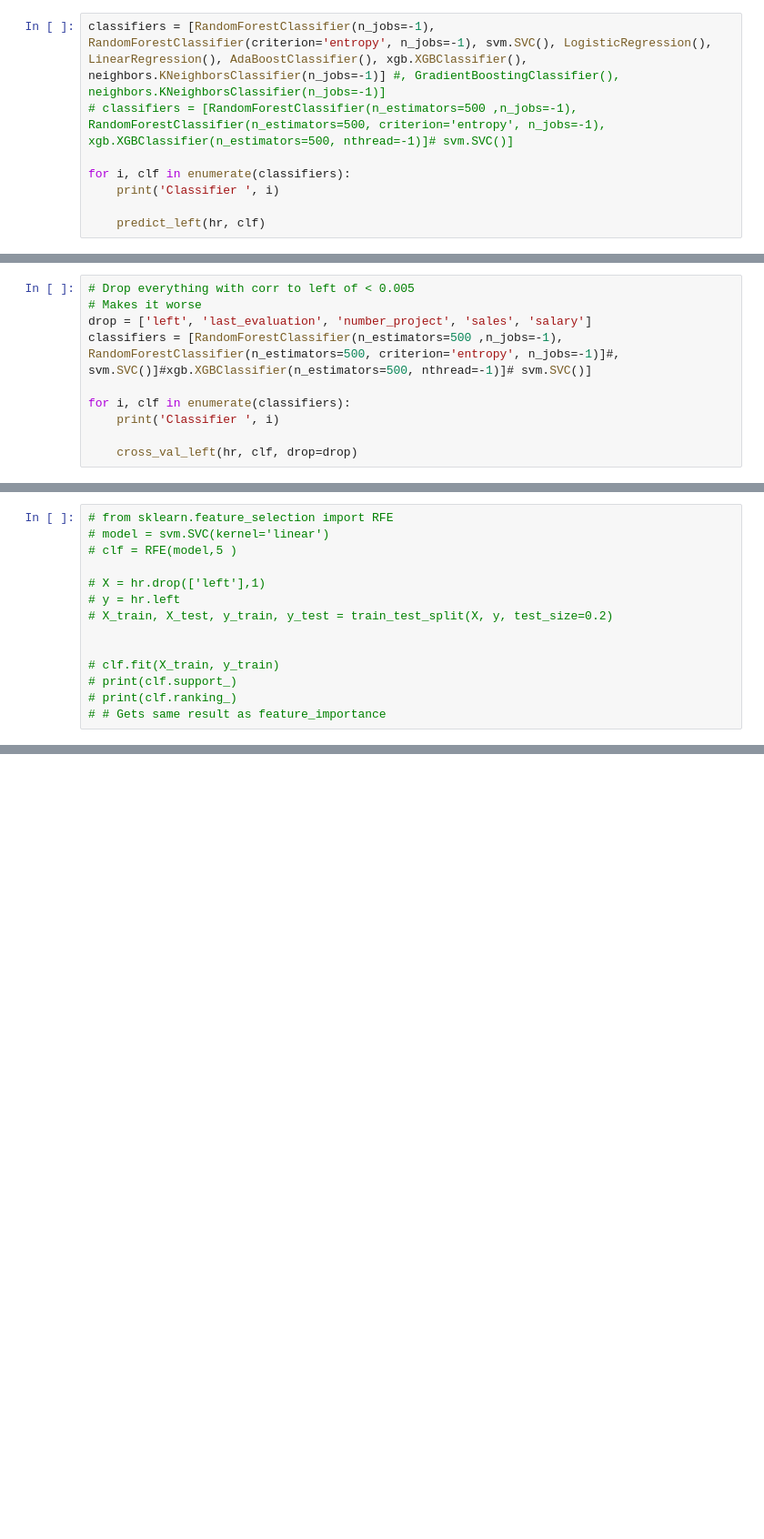
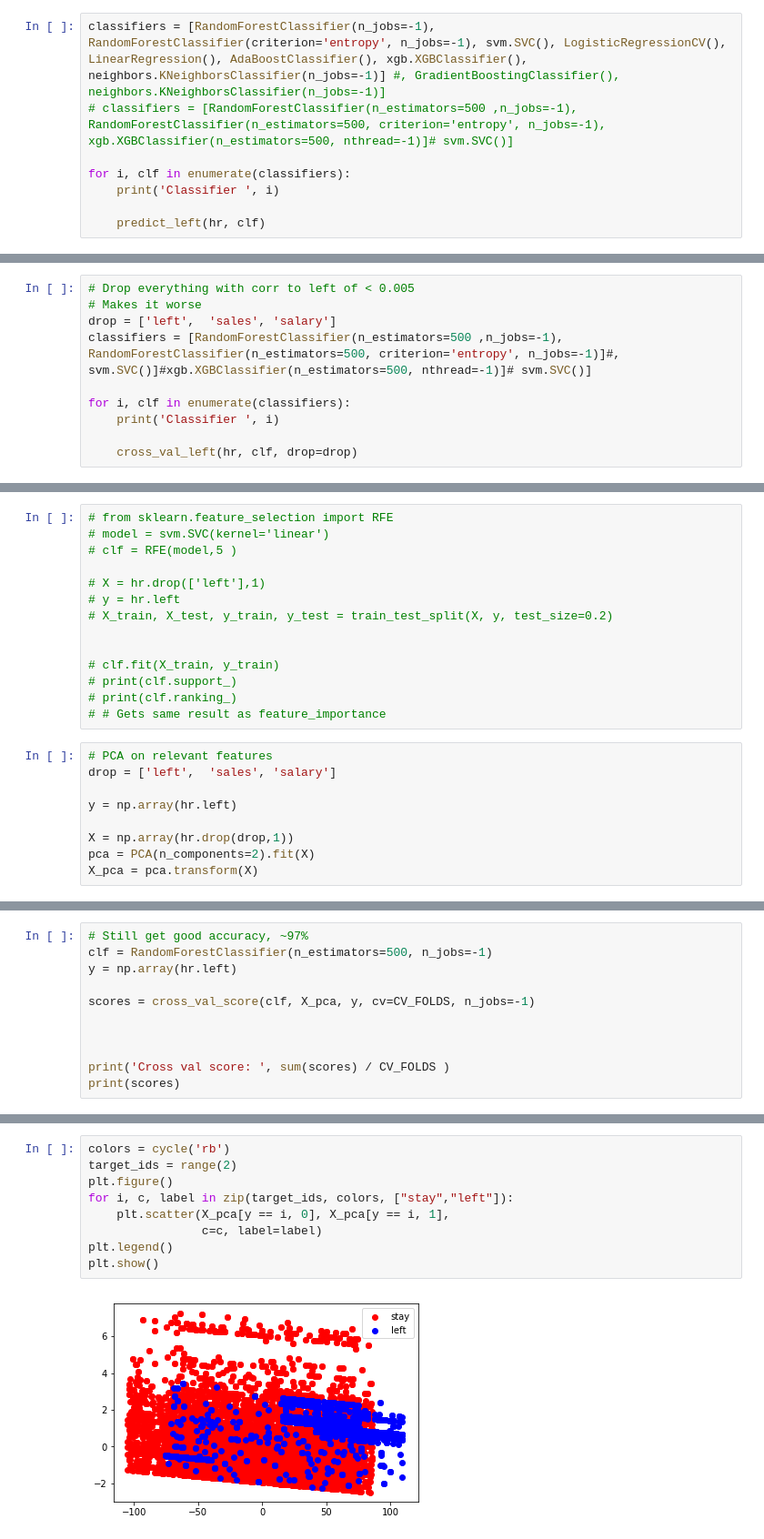
Before and after one commit to altock/Kaggle, a Jupyter notebook: HR_Analytics/HR Exploration.ipynb, the cells around one changed output, grey strips where cells are left out. Shown: that part at 91% size. Cells and saved outputs as stored; diff of their text form; blank space fills up the shorter version.

```diff
--- a/HR_Analytics/HR Exploration.ipynb
+++ b/HR_Analytics/HR Exploration.ipynb
@@ -81,7 +88,7 @@ def predict_left(df, clf, test_size=0.2):
 
     print()
 # %%
-classifiers = [RandomForestClassifier(n_jobs=-1), RandomForestClassifier(criterion='entropy', n_jobs=-1), svm.SVC(), LogisticRegression(), LinearRegression(), AdaBoostClassifier(), xgb.XGBClassifier(), neighbors.KNeighborsClassifier(n_jobs=-1)] #, GradientBoostingClassifier(),  neighbors.KNeighborsClassifier(n_jobs=-1)]
+classifiers = [RandomForestClassifier(n_jobs=-1), RandomForestClassifier(criterion='entropy', n_jobs=-1), svm.SVC(), LogisticRegressionCV(), LinearRegression(), AdaBoostClassifier(), xgb.XGBClassifier(), neighbors.KNeighborsClassifier(n_jobs=-1)] #, GradientBoostingClassifier(),  neighbors.KNeighborsClassifier(n_jobs=-1)]
 # classifiers = [RandomForestClassifier(n_estimators=500 ,n_jobs=-1), RandomForestClassifier(n_estimators=500, criterion='entropy', n_jobs=-1), xgb.XGBClassifier(n_estimators=500, nthread=-1)]# svm.SVC()]
 
 for i, clf in enumerate(classifiers):
@@ -183,7 +190,7 @@ Name: left, dtype: float64
 # %%
 # Drop everything with corr to left of < 0.005
 # Makes it worse
-drop = ['left', 'last_evaluation', 'number_project', 'sales', 'salary']
+drop = ['left',  'sales', 'salary']
 classifiers = [RandomForestClassifier(n_estimators=500 ,n_jobs=-1), RandomForestClassifier(n_estimators=500, criterion='entropy', n_jobs=-1)]#, svm.SVC()]#xgb.XGBClassifier(n_estimators=500, nthread=-1)]# svm.SVC()]
 
 for i, clf in enumerate(classifiers):
@@ -229,3 +236,12 @@ print(clf.ranking_)
 # print(clf.support_)
 # print(clf.ranking_)
 # # Gets same result as feature_importance
+# %%
+# PCA on relevant features
+drop = ['left',  'sales', 'salary']
+
+y = np.array(hr.left)
+
+X = np.array(hr.drop(drop,1))
+pca = PCA(n_components=2).fit(X)
+X_pca = pca.transform(X)
@@ -231,0 +261,11 @@ print(clf.ranking_)
+# %%
+# Still get good accuracy, ~97%
+clf = RandomForestClassifier(n_estimators=500, n_jobs=-1)
+y = np.array(hr.left)
+
+scores = cross_val_score(clf, X_pca, y, cv=CV_FOLDS, n_jobs=-1)
+
+
+
+print('Cross val score: ', sum(scores) / CV_FOLDS )
+print(scores)
@@ -231,0 +275,11 @@ print(clf.ranking_)
+# %%
+colors = cycle('rb')
+target_ids = range(2)
+plt.figure()
+for i, c, label in zip(target_ids, colors, ["stay","left"]):
+    plt.scatter(X_pca[y == i, 0], X_pca[y == i, 1],
+                c=c, label=label)
+plt.legend()
+plt.show()
+# %% [output]
+[figure, added]
```
Also changed, not shown: parts of 12 cells of this notebook.
